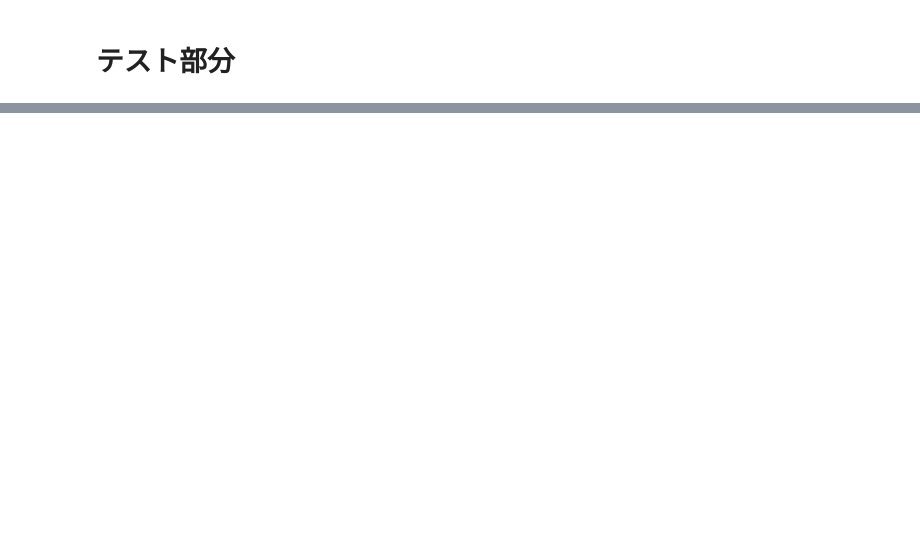
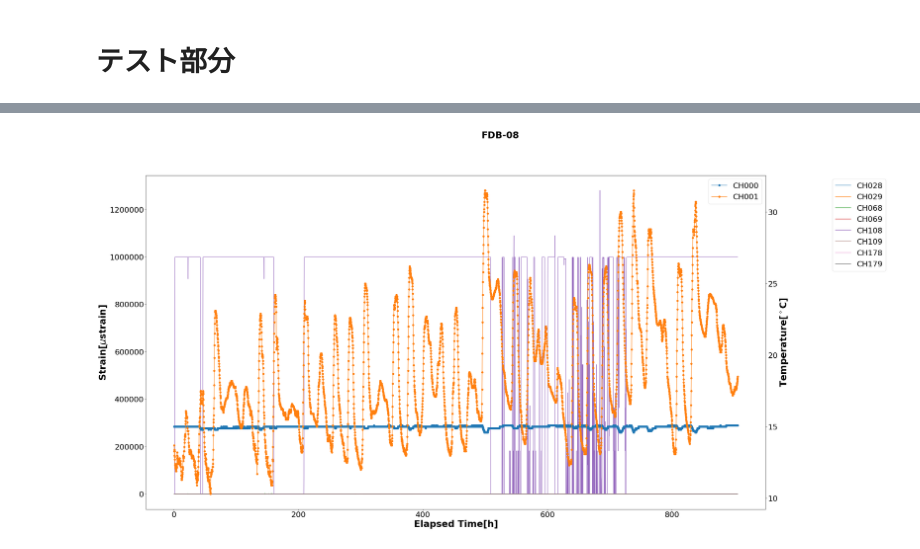
Before and after one commit to hiroro9/python-ASR, a Jupyter notebook: plot.ipynb, the cells around one changed output, grey strips where cells are left out. Saved outputs shown, nothing was run; the diff lists cells and outputs as text; code cells hidden in the pictures; blank space fills up the shorter version.

```diff
--- a/plot.ipynb
+++ b/plot.ipynb
@@ -79,0 +98,4 @@ KeyError: "None of [Index(['CH010', 'CH011'], dtype='object')] are in the [colum
+# %%
+dummy(g,h, "FDB-08")
+# %% [output]
+[figure, added]
```
Also changed, not shown: parts of 13 cells of this notebook, 6 other files.
